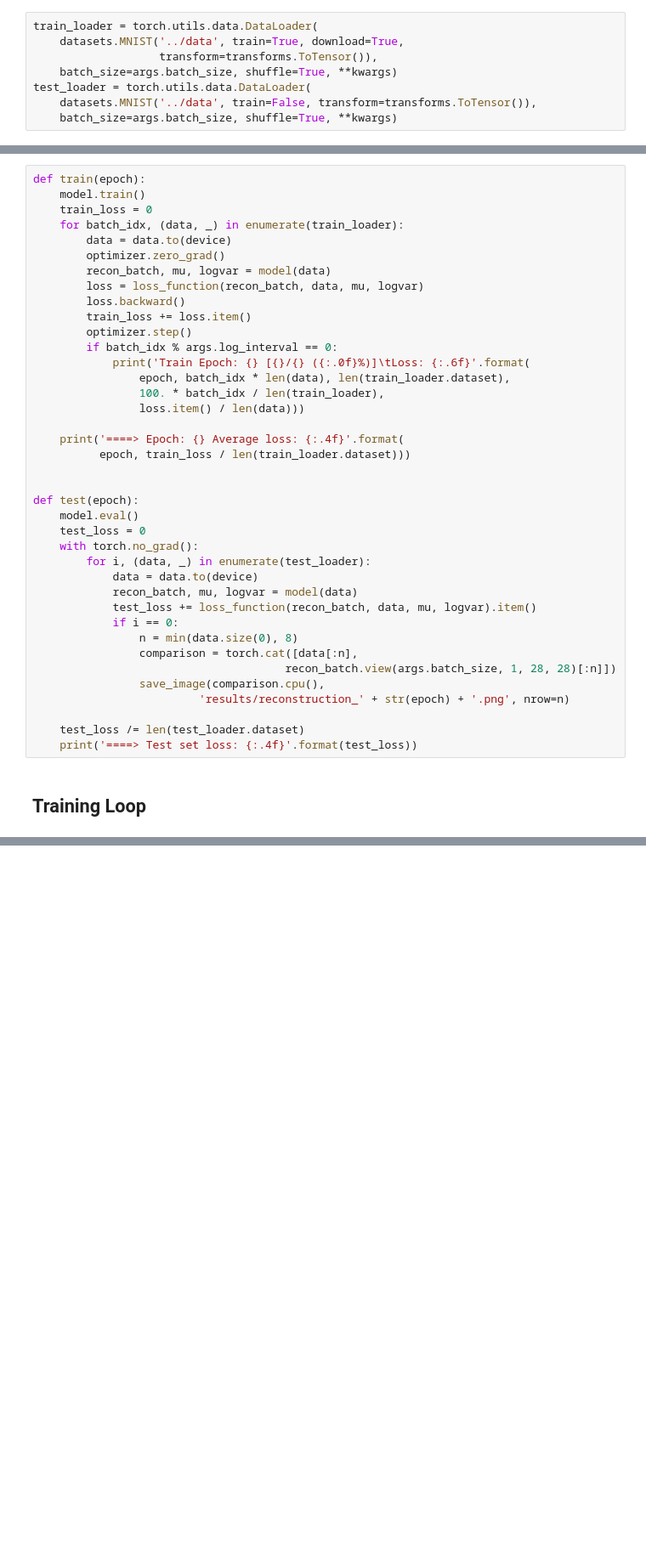
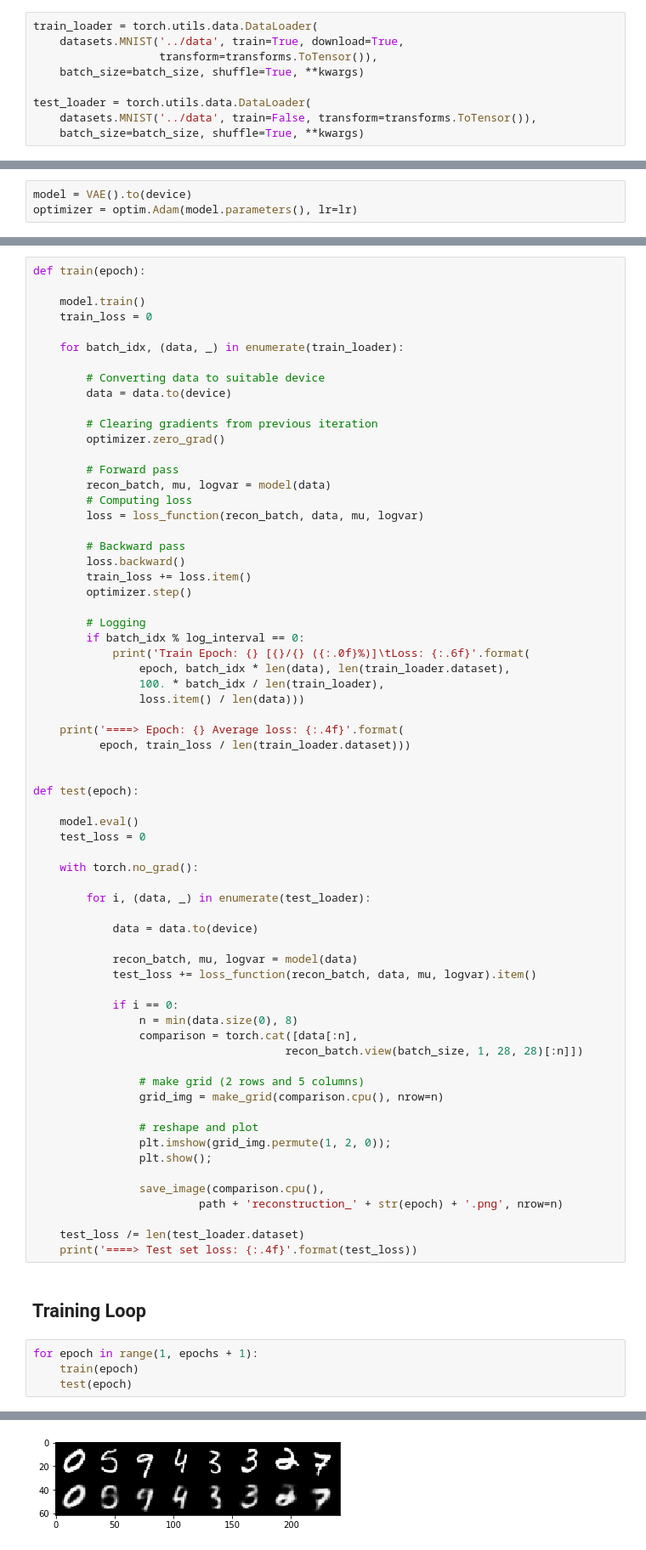
Before and after one commit to satyaborg/my-deep-learnings, a Jupyter notebook: vae/vae.ipynb, the cells around one changed output, grey strips where cells are left out. Shown at 85% size. Drawn from its saved outputs; the diff is of its cells as text; blank space fills up the shorter version.

```diff
--- a/vae/vae.ipynb
+++ b/vae/vae.ipynb
@@ -43,7 +84,8 @@ kwargs = {'num_workers': 1, 'pin_memory': True} if args.cuda else {}
 train_loader = torch.utils.data.DataLoader(
     datasets.MNIST('../data', train=True, download=True,
                    transform=transforms.ToTensor()),
-    batch_size=args.batch_size, shuffle=True, **kwargs)
+    batch_size=batch_size, shuffle=True, **kwargs)
+
 test_loader = torch.utils.data.DataLoader(
     datasets.MNIST('../data', train=False, transform=transforms.ToTensor()),
-    batch_size=args.batch_size, shuffle=True, **kwargs)
+    batch_size=batch_size, shuffle=True, **kwargs)
@@ -51,0 +136,3 @@ test_loader = torch.utils.data.DataLoader(
+# %%
+model = VAE().to(device)
+optimizer = optim.Adam(model.parameters(), lr=lr)
@@ -98,17 +154,30 @@ def loss_function(recon_x, x, mu, logvar):
 ## Training and Testing
 # %%
 def train(epoch):
+
     model.train()
     train_loss = 0
+
     for batch_idx, (data, _) in enumerate(train_loader):
+
+        # Converting data to suitable device
         data = data.to(device)
+
+        # Clearing gradients from previous iteration
         optimizer.zero_grad()
+
+        # Forward pass
         recon_batch, mu, logvar = model(data)
+        # Computing loss
         loss = loss_function(recon_batch, data, mu, logvar)
+
+        # Backward pass
         loss.backward()
         train_loss += loss.item()
         optimizer.step()
-        if batch_idx % args.log_interval == 0:
+
+        # Logging
+        if batch_idx % log_interval == 0:
             print('Train Epoch: {} [{}/{} ({:.0f}%)]\tLoss: {:.6f}'.format(
                 epoch, batch_idx * len(data), len(train_loader.dataset),
                 100. * batch_idx / len(train_loader),
@@ -119,21 +188,40 @@ def train(epoch):
 
 
 def test(epoch):
+
     model.eval()
     test_loss = 0
+
     with torch.no_grad():
+
         for i, (data, _) in enumerate(test_loader):
+
             data = data.to(device)
+
             recon_batch, mu, logvar = model(data)
             test_loss += loss_function(recon_batch, data, mu, logvar).item()
+
             if i == 0:
                 n = min(data.size(0), 8)
                 comparison = torch.cat([data[:n],
-                                      recon_batch.view(args.batch_size, 1, 28, 28)[:n]])
+                                      recon_batch.view(batch_size, 1, 28, 28)[:n]])
+
+                # make grid (2 rows and 5 columns)
+                grid_img = make_grid(comparison.cpu(), nrow=n)
+
+                # reshape and plot
+                plt.imshow(grid_img.permute(1, 2, 0));
+                plt.show();
+
                 save_image(comparison.cpu(),
-                         'results/reconstruction_' + str(epoch) + '.png', nrow=n)
+                         path + 'reconstruction_' + str(epoch) + '.png', nrow=n)
 
     test_loss /= len(test_loader.dataset)
     print('====> Test set loss: {:.4f}'.format(test_loss))
 # %% [markdown]
 ## Training Loop
+# %%
+for epoch in range(1, epochs + 1):
+    train(epoch)
+    test(epoch)
+# %% [output]
@@ -139,0 +245 @@ def test(epoch):
+[figure, added]
```
Also changed, not shown: parts of 21 cells of this notebook, 10 other files.
